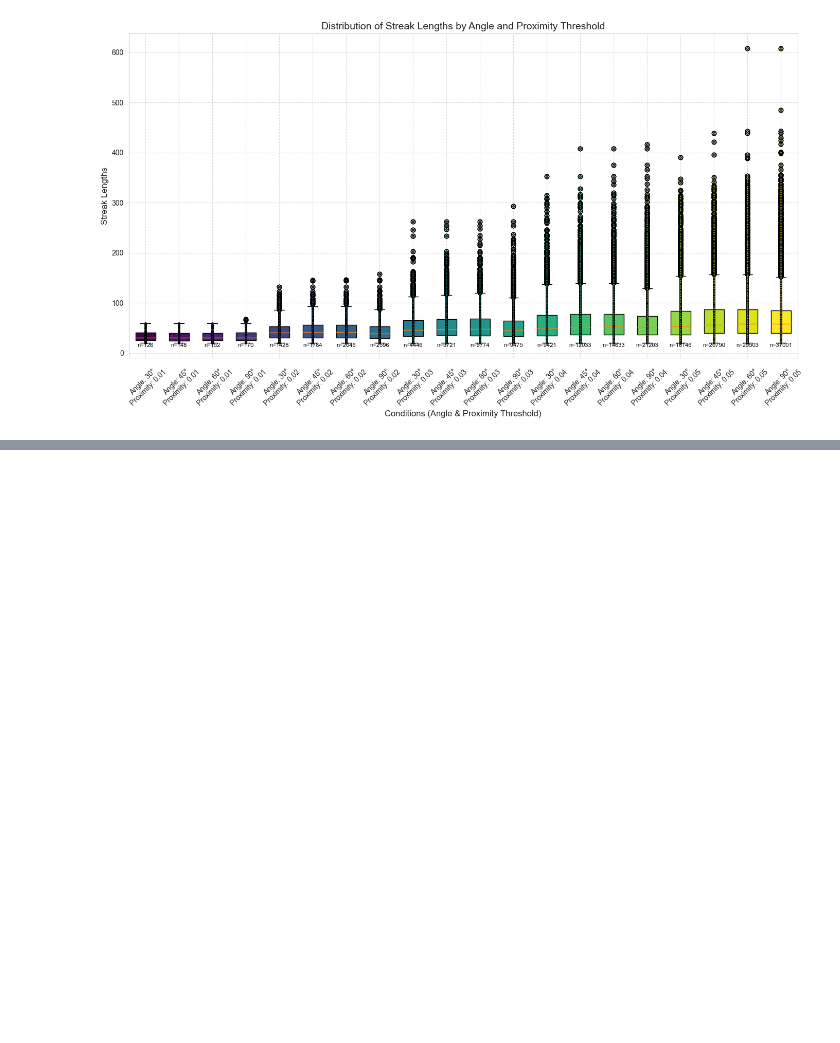
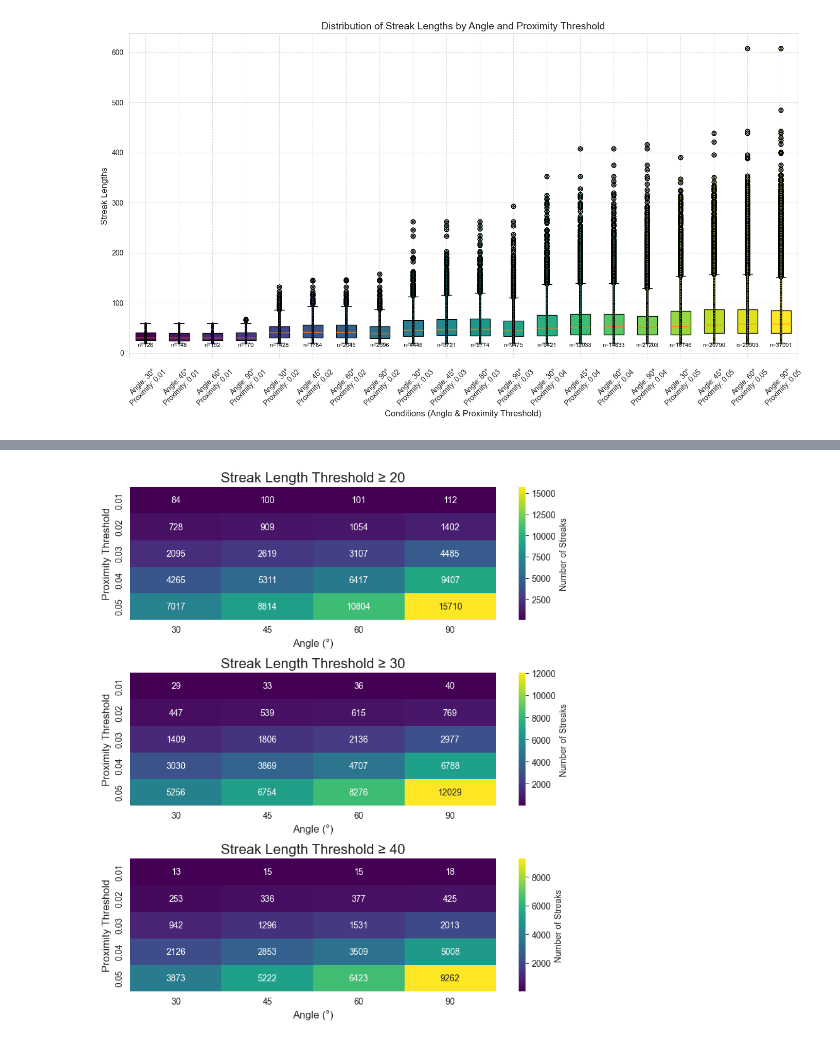
Before and after one commit to kajalkumarii/fish-size-analysis, a Jupyter notebook: processed_filtered_tracklet_length_analysis02022024.ipynb, the cells around one changed output, grey strips where cells are left out. Cells and saved outputs as stored; diff of their text form; code cells hidden in the pictures; blank space fills up the shorter version.

```diff
--- a/processed_filtered_tracklet_length_analysis02022024.ipynb
+++ b/processed_filtered_tracklet_length_analysis02022024.ipynb
@@ -174,0 +325,38 @@ plt.show()
+# %%
+nrows = len(streak_length_thresholds)
+ncols = 1
+
+# Create a figure for the subplots
+fig, axes = plt.subplots(nrows=nrows, ncols=ncols, figsize=(8, 3 * nrows))
+
+# Iterate over each streak_length_threshold to create a heatmap
+for idx, streak_length_threshold in enumerate(streak_length_thresholds):
+    # Create a DataFrame to store the number of streaks for each combination of angle and proximity_threshold
+    heatmap_data = pd.DataFrame(index=proximity_thresholds, columns=angles)
+
+    # Fill the DataFrame with the number of streaks for each combination
+    for proximity_threshold in proximity_thresholds:
+        for angle in angles:
+            # Filter the DataFrame for the current combination of conditions
+            filtered_df = df[(df['angle'] == angle) &
+                             (df['proximity_threshold'] == proximity_threshold) &
+                             (df['streak_length_threshold'] == streak_length_threshold)]
+            # Get the number of streaks for the current combination
+            num_streaks = filtered_df['number_of_streaks'].sum()
+            heatmap_data.loc[proximity_threshold, angle] = num_streaks
+
+    # Convert the heatmap data to numeric type
+    heatmap_data = heatmap_data.astype(float)
+
+    # Plot the heatmap in the corresponding subplot
+    ax = axes[idx] if nrows > 1 else axes
+    sns.heatmap(heatmap_data, annot=True, fmt=".0f", cmap='viridis', cbar_kws={'label': 'Number of Streaks'}, ax=ax)
+    ax.set_title(f'Streak Length Threshold ≥ {streak_length_threshold}', fontsize=16)
+    ax.set_xlabel('Angle (°)', fontsize=12)
+    ax.set_ylabel('Proximity Threshold', fontsize=12)
+
+# Adjust layout
+plt.tight_layout()
+plt.show()
+# %% [output]
+[figure, added]
```
Also changed, not shown: parts of 7 cells of this notebook, 4 other files.
